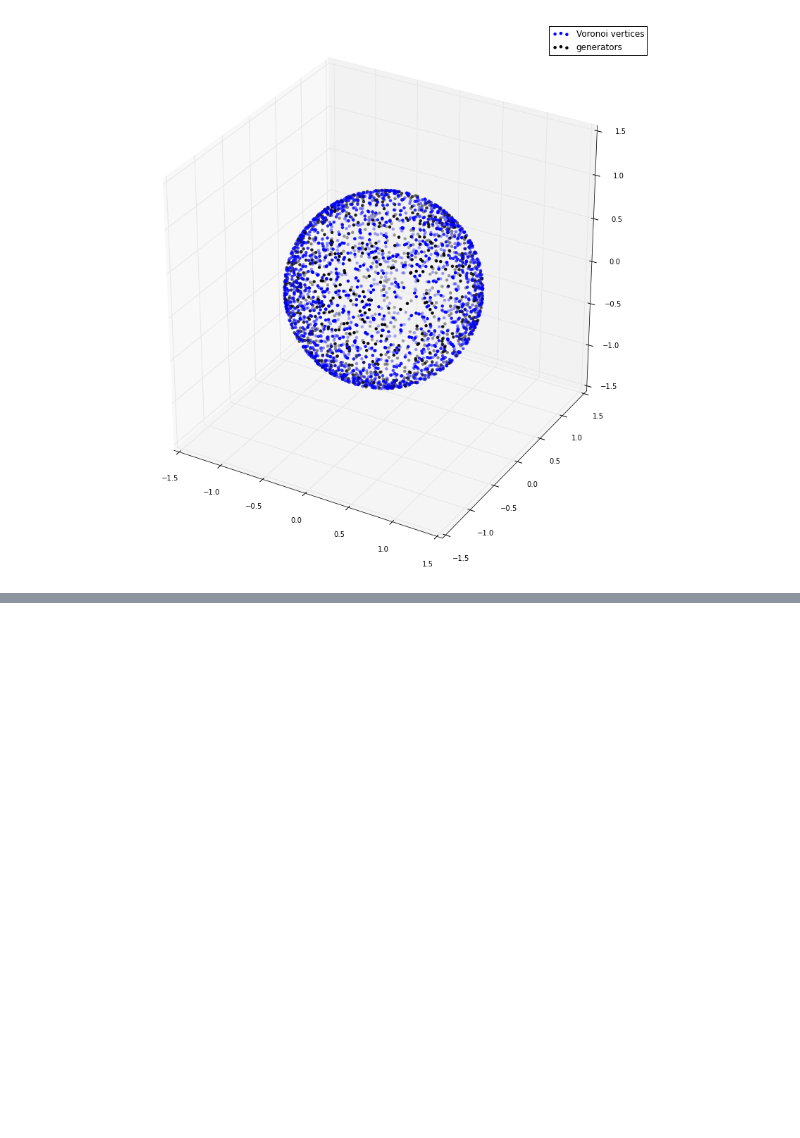
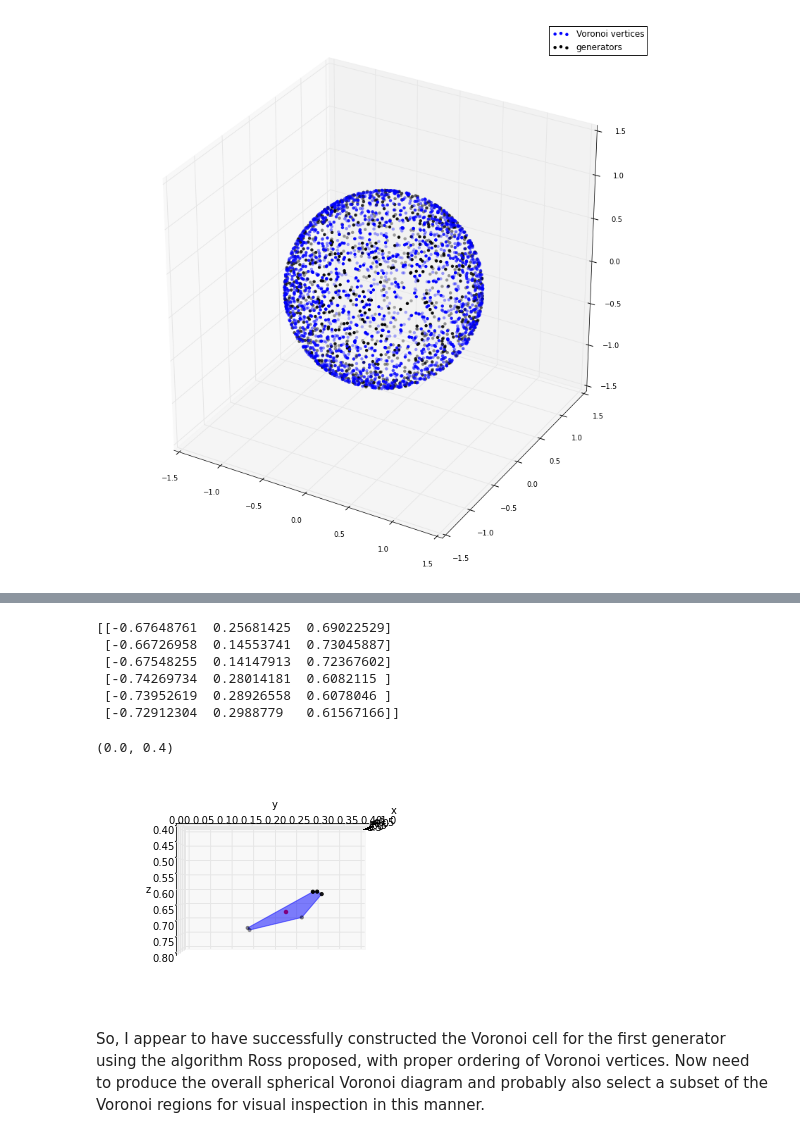
Before and after one commit to tylerjereddy/py_sphere_Voronoi, a Jupyter notebook: Delaunay_centroid_approach.ipynb, the cells around one changed output, grey strips where cells are left out. Saved outputs shown, nothing was run; the diff lists cells and outputs as text; code cells hidden in the pictures; blank space fills up the shorter version.

```diff
--- a/Delaunay_centroid_approach.ipynb
+++ b/Delaunay_centroid_approach.ipynb
@@ -166,6 +166,29 @@ for generator in tri.points:
     print 'ordered_list_tetrahedron_indices_surrounding_current_generator:', ordered_list_tetrahedron_indices_surrounding_current_generator
     vertices_remaining -= 1
 
+    #for all subsequent triangles it is the common non-generator vertex with the previous neighbour that should be used to propagate the connection chain to the following neighbour
+    #the common vertex with the previous neighbour is the the vertex of the previous neighbour that was NOT used to locate the current neighbour
+    #since there are only two candidate vertices on the previous neighbour and I've chosen to use the vertex with index 0, the remaining vertex on the previous neighbour is the non-generator vertex with index 1
+    common_vertex_coordinate = first_triangle[indices_non_generator_vertices_first_triangle[1]]
+    print 'common_vertex_coordinate:', common_vertex_coordinate
+    while vertices_remaining > 0:
+        current_tetrahedron_index = ordered_list_tetrahedron_indices_surrounding_current_generator[-1]
+        current_tetrahedron_coord_array = array_tetrahedra[current_tetrahedron_index]
+        current_triangle_coord_array = current_tetrahedron_coord_array[:-1, ...]
+        indices_candidate_vertices_current_triangle_excluding_generator = np.unique(np.where(current_triangle_coord_array != generator)[0])
+        #print 'indices_candidate_vertices_current_triangle_excluding_generator:', indices_candidate_vertices_current_triangle_excluding_generator
+        array_candidate_vertices = current_triangle_coord_array[indices_candidate_vertices_current_triangle_excluding_generator]
+        #print 'array_candidate_vertices:', array_candidate_vertices
+        current_tetrahedron_index_for_neighbour_propagation = np.unique(np.where(current_tetrahedron_coord_array == common_vertex_coordinate)[0])
+        #print 'current_tetrahedron_index_for_neighbour_propagation:', current_tetrahedron_index_for_neighbour_propagation
+        next_tetrahedron_index_surrounding_generator = tri.neighbors[current_tetrahedron_index][current_tetrahedron_index_for_neighbour_propagation][0]
+        #print 'next_tetrahedron_index_surrounding_generator:', next_tetrahedron_index_surrounding_generator
+        common_vertex_coordinate = array_candidate_vertices[array_candidate_vertices != common_vertex_coordinate] #for the next iteration
+        ordered_list_tetrahedron_indices_surrounding_current_generator.append(next_tetrahedron_index_surrounding_generator)
+        print 'ordered_list_tetrahedron_indices_surrounding_current_generator:', ordered_list_tetrahedron_indices_surrounding_current_generator
+        vertices_remaining -= 1
+
+
 
 
 
@@ -187,0 +216,30 @@ ordered_list_tetrahedron_indices_surrounding_current_generator: [917, 1458]
+# %%
+#plot to confirm that the above algorithm is working for a single generator and its surrounding Voronoi vertices:
+fig_test_ordering_single_voronoi_polygon = plt.figure()
+ax = fig_test_ordering_single_voronoi_polygon.add_subplot('111', projection = '3d')
+from mpl_toolkits.mplot3d.art3d import Poly3DCollection
+voronoi_region_vertices_ordered = array_Voronoi_vertices[ordered_list_tetrahedron_indices_surrounding_current_generator]
+print voronoi_region_vertices_ordered
+polygon = Poly3DCollection([voronoi_region_vertices_ordered], alpha = 0.5)
+polygon.set_color('blue')
+ax.add_collection3d(polygon)
+ax.scatter(voronoi_region_vertices_ordered[...,0], voronoi_region_vertices_ordered[...,1], voronoi_region_vertices_ordered[...,2], c = 'k', s = 10)
+ax.scatter(generator[...,0], generator[...,1], generator[...,2], c= 'red', edgecolor = 'none')
+ax.azim = 0
+ax.elev = -180
+ax.set_xlabel('x')
+ax.set_ylabel('y')
+ax.set_zlabel('z')
+ax.set_zlim((0.4,0.8))
+ax.set_ylim((0.0,0.4))
+# %% [output]
+[[-0.67648761  0.25681425  0.69022529]
+ [-0.66726958  0.14553741  0.73045887]
+ [-0.67548255  0.14147913  0.72367602]
+ [-0.74269734  0.28014181  0.6082115 ]
+ [-0.73952619  0.28926558  0.6078046 ]
+ [-0.72912304  0.2988779   0.61567166]]
+(0.0, 0.4)
+[figure, added]
+# %% [markdown]
+So, I appear to have successfully constructed the Voronoi cell for the first generator using the algorithm Ross proposed, with proper ordering of Voronoi vertices. Now need to produce the overall spherical Voronoi diagram and probably also select a subset of the Voronoi regions for visual inspection in this manner.
```
Also changed, not shown: parts of 1 cell of this notebook.
